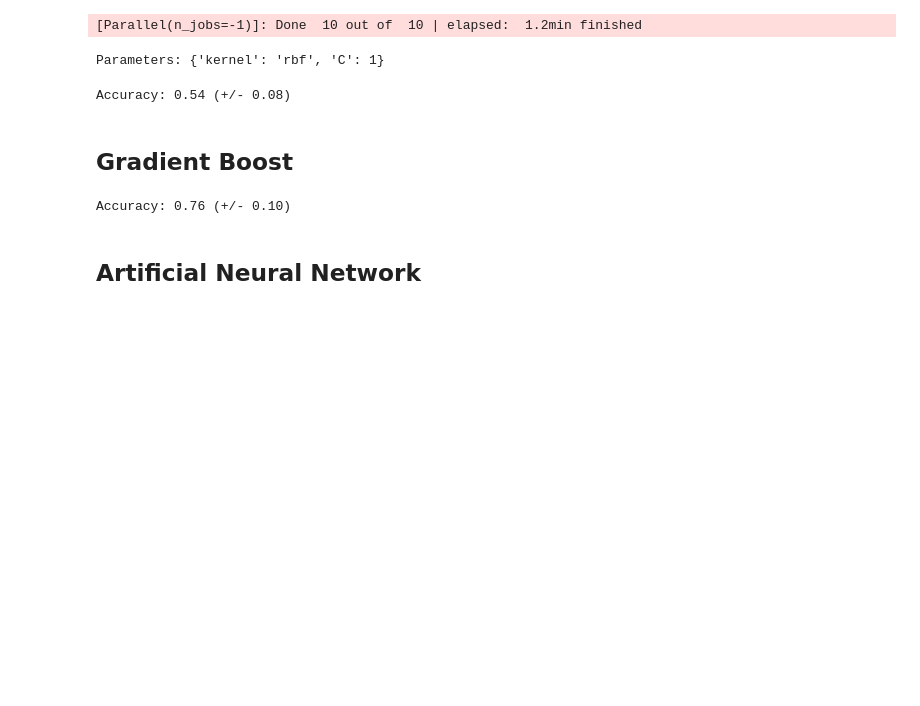
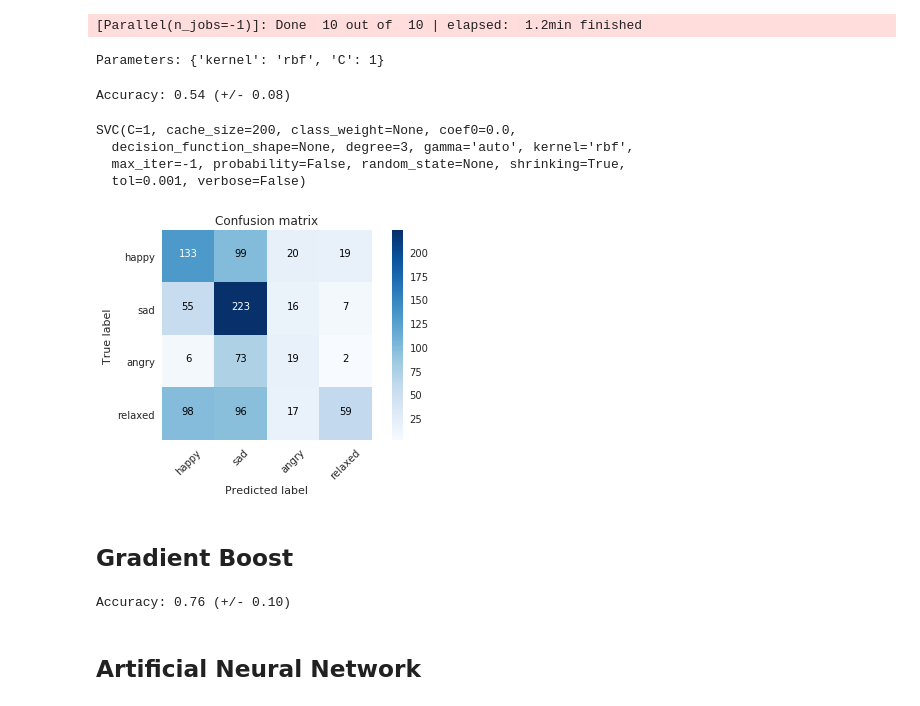
Before and after one commit to sgiammy/emotion-patterns-in-music-playlists, a Jupyter notebook: src/EmoInt.ipynb, the cells around one changed output. Saved outputs shown, nothing was run; the diff lists cells and outputs as text; code cells hidden in the pictures; blank space fills up the shorter version.

```diff
--- a/src/EmoInt.ipynb
+++ b/src/EmoInt.ipynb
@@ -8,0 +4,26 @@ from sklearn.model_selection import GridSearchCV, cross_val_score
+# %%
+import spacy
+import os
+import sys
+
+import itertools
+
+import numpy as np
+import pandas as pd
+
+from sklearn.preprocessing import LabelEncoder
+
+from sklearn.model_selection import cross_val_score
+from sklearn.model_selection import GridSearchCV
+
+from sklearn.metrics import confusion_matrix
+
+from sklearn.decomposition import PCA
+
+import seaborn as sns
+sns.set()
+import matplotlib.pyplot as plt
+
+from utils.datasets import load_dataset_from_path, split_train_validation
+
+emotion_labels = ['happy', 'sad', 'angry', 'relaxed']
@@ -118,4 +176,7 @@ print(y.shape)
 (4706,)
+# %%
+from sklearn.model_selection import train_test_split
+X_train, X_test, y_train, y_test = train_test_split(X_vect, y, test_size = 0.2, random_state = 0)
 # %% [markdown]
 As we can see, we will have 4706 entries in our dataset, each of them having 304 different features.
 # %% [markdown]
@@ -177,6 +238,19 @@ scores = cross_val_score(svm_best, X_vect, y, cv=10)
 print('Accuracy: %0.2f (+/- %0.2f)' % (scores.mean(), scores.std() * 1.96))
 # %% [output]
 Accuracy: 0.54 (+/- 0.08)
+# %%
+svm = SVC(C=1, kernel='rbf')
+svm.fit(X_train, y_train)
+# %% [output]
+SVC(C=1, cache_size=200, class_weight=None, coef0=0.0,
+  decision_function_shape=None, degree=3, gamma='auto', kernel='rbf',
+  max_iter=-1, probability=False, random_state=None, shrinking=True,
+  tol=0.001, verbose=False)
+# %%
+y_pred = svm.predict(X_test)
+plot_confusion_matrix(confusion_matrix(y_test, y_pred))
+# %% [output]
+[figure, added]
 # %% [markdown]
 ## Gradient Boost
 # %%
```
Also changed, not shown: parts of 14 cells of this notebook, 3 other files.
